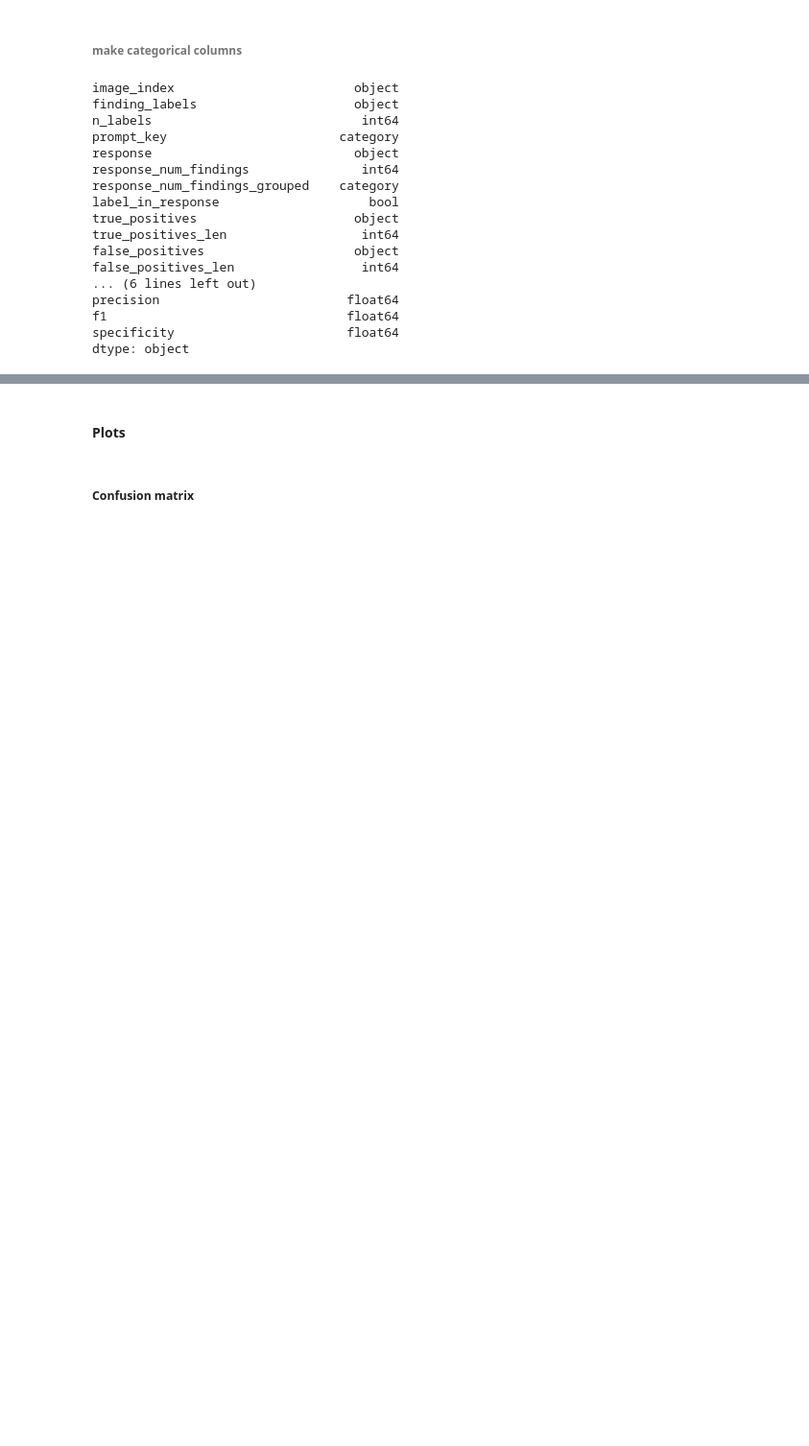
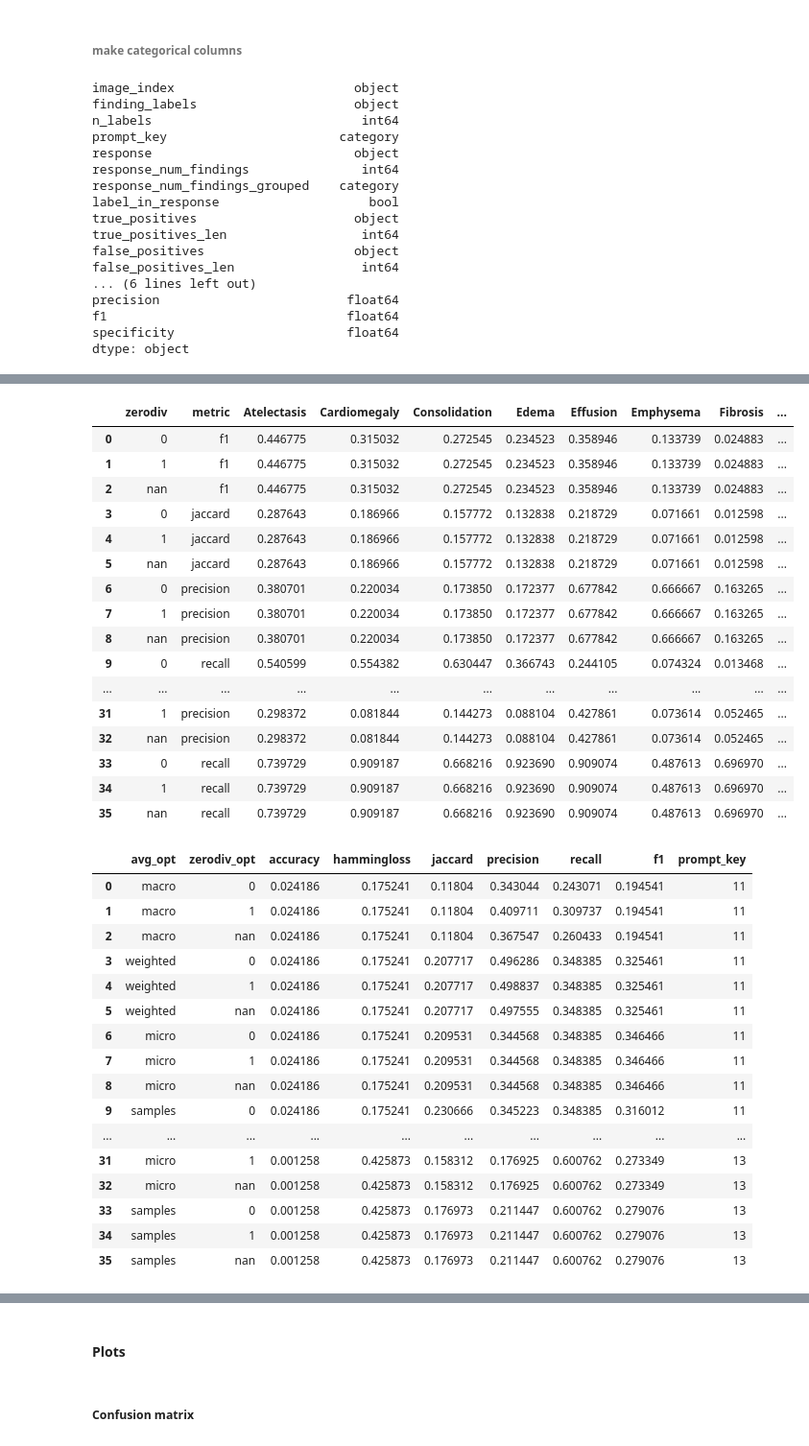
Before and after one commit to mark-rustad/CheXagent, a Jupyter notebook: get_started.ipynb, the cells around one changed output, grey strips where cells are left out. Shown: that part at 96% size. Drawn from its saved outputs; the diff is of its cells as text; code cells hidden in the pictures; blank space fills up the shorter version.

```diff
--- a/get_started.ipynb
+++ b/get_started.ipynb
@@ -359,0 +531,53 @@ Accuracy:  0.2680526773779727
+# %%
+prompt_keys = results["prompt_key"].unique()
+
+df_agg_wide = pd.DataFrame()
+df_agg = pd.DataFrame()
+for prompt_key in prompt_keys[:3]:
+    df_input = results[results["prompt_key"] == prompt_key].copy()
+
+    metrics_wide_i = compute_mlc_metrics_wide(df_input)
+    metrics_wide_i["prompt_key"] = prompt_key
+    df_agg_wide = pd.concat([df_agg_wide, metrics_wide_i], ignore_index=True)
+
+    metrics_i = compute_mlc_metrics(df_input)
+    metrics_i["prompt_key"] = prompt_key
+    df_agg = pd.concat([df_agg, metrics_i], ignore_index=True)
+
+display(df_agg_wide)
+display(df_agg)
+# %% [output]
+|  | zerodiv | metric | Atelectasis | Cardiomegaly | Consolidation | Edema | Effusion | Emphysema | Fibrosis | ... |
+| 0 | 0 | f1 | 0.446775 | 0.315032 | 0.272545 | 0.234523 | 0.358946 | 0.133739 | 0.024883 | ... |
+| 1 | 1 | f1 | 0.446775 | 0.315032 | 0.272545 | 0.234523 | 0.358946 | 0.133739 | 0.024883 | ... |
+| 2 | nan | f1 | 0.446775 | 0.315032 | 0.272545 | 0.234523 | 0.358946 | 0.133739 | 0.024883 | ... |
+| 3 | 0 | jaccard | 0.287643 | 0.186966 | 0.157772 | 0.132838 | 0.218729 | 0.071661 | 0.012598 | ... |
+| 4 | 1 | jaccard | 0.287643 | 0.186966 | 0.157772 | 0.132838 | 0.218729 | 0.071661 | 0.012598 | ... |
+| 5 | nan | jaccard | 0.287643 | 0.186966 | 0.157772 | 0.132838 | 0.218729 | 0.071661 | 0.012598 | ... |
+| 6 | 0 | precision | 0.380701 | 0.220034 | 0.173850 | 0.172377 | 0.677842 | 0.666667 | 0.163265 | ... |
+| 7 | 1 | precision | 0.380701 | 0.220034 | 0.173850 | 0.172377 | 0.677842 | 0.666667 | 0.163265 | ... |
+| 8 | nan | precision | 0.380701 | 0.220034 | 0.173850 | 0.172377 | 0.677842 | 0.666667 | 0.163265 | ... |
+| 9 | 0 | recall | 0.540599 | 0.554382 | 0.630447 | 0.366743 | 0.244105 | 0.074324 | 0.013468 | ... |
+| ... | ... | ... | ... | ... | ... | ... | ... | ... | ... | ... |
+| 31 | 1 | precision | 0.298372 | 0.081844 | 0.144273 | 0.088104 | 0.427861 | 0.073614 | 0.052465 | ... |
+| 32 | nan | precision | 0.298372 | 0.081844 | 0.144273 | 0.088104 | 0.427861 | 0.073614 | 0.052465 | ... |
+| 33 | 0 | recall | 0.739729 | 0.909187 | 0.668216 | 0.923690 | 0.909074 | 0.487613 | 0.696970 | ... |
+| 34 | 1 | recall | 0.739729 | 0.909187 | 0.668216 | 0.923690 | 0.909074 | 0.487613 | 0.696970 | ... |
+| 35 | nan | recall | 0.739729 | 0.909187 | 0.668216 | 0.923690 | 0.909074 | 0.487613 | 0.696970 | ... |
+|  | avg_opt | zerodiv_opt | accuracy | hammingloss | jaccard | precision | recall | f1 | prompt_key |
+| 0 | macro | 0 | 0.024186 | 0.175241 | 0.11804 | 0.343044 | 0.243071 | 0.194541 | 11 |
+| 1 | macro | 1 | 0.024186 | 0.175241 | 0.11804 | 0.409711 | 0.309737 | 0.194541 | 11 |
+| 2 | macro | nan | 0.024186 | 0.175241 | 0.11804 | 0.367547 | 0.260433 | 0.194541 | 11 |
+| 3 | weighted | 0 | 0.024186 | 0.175241 | 0.207717 | 0.496286 | 0.348385 | 0.325461 | 11 |
+| 4 | weighted | 1 | 0.024186 | 0.175241 | 0.207717 | 0.498837 | 0.348385 | 0.325461 | 11 |
+| 5 | weighted | nan | 0.024186 | 0.175241 | 0.207717 | 0.497555 | 0.348385 | 0.325461 | 11 |
+| 6 | micro | 0 | 0.024186 | 0.175241 | 0.209531 | 0.344568 | 0.348385 | 0.346466 | 11 |
+| 7 | micro | 1 | 0.024186 | 0.175241 | 0.209531 | 0.344568 | 0.348385 | 0.346466 | 11 |
+| 8 | micro | nan | 0.024186 | 0.175241 | 0.209531 | 0.344568 | 0.348385 | 0.346466 | 11 |
+| 9 | samples | 0 | 0.024186 | 0.175241 | 0.230666 | 0.345223 | 0.348385 | 0.316012 | 11 |
+| ... | ... | ... | ... | ... | ... | ... | ... | ... | ... |
+| 31 | micro | 1 | 0.001258 | 0.425873 | 0.158312 | 0.176925 | 0.600762 | 0.273349 | 13 |
+| 32 | micro | nan | 0.001258 | 0.425873 | 0.158312 | 0.176925 | 0.600762 | 0.273349 | 13 |
+| 33 | samples | 0 | 0.001258 | 0.425873 | 0.176973 | 0.211447 | 0.600762 | 0.279076 | 13 |
+| 34 | samples | 1 | 0.001258 | 0.425873 | 0.176973 | 0.211447 | 0.600762 | 0.279076 | 13 |
+| 35 | samples | nan | 0.001258 | 0.425873 | 0.176973 | 0.211447 | 0.600762 | 0.279076 | 13 |
```
Also changed, not shown: parts of 16 cells of this notebook.
